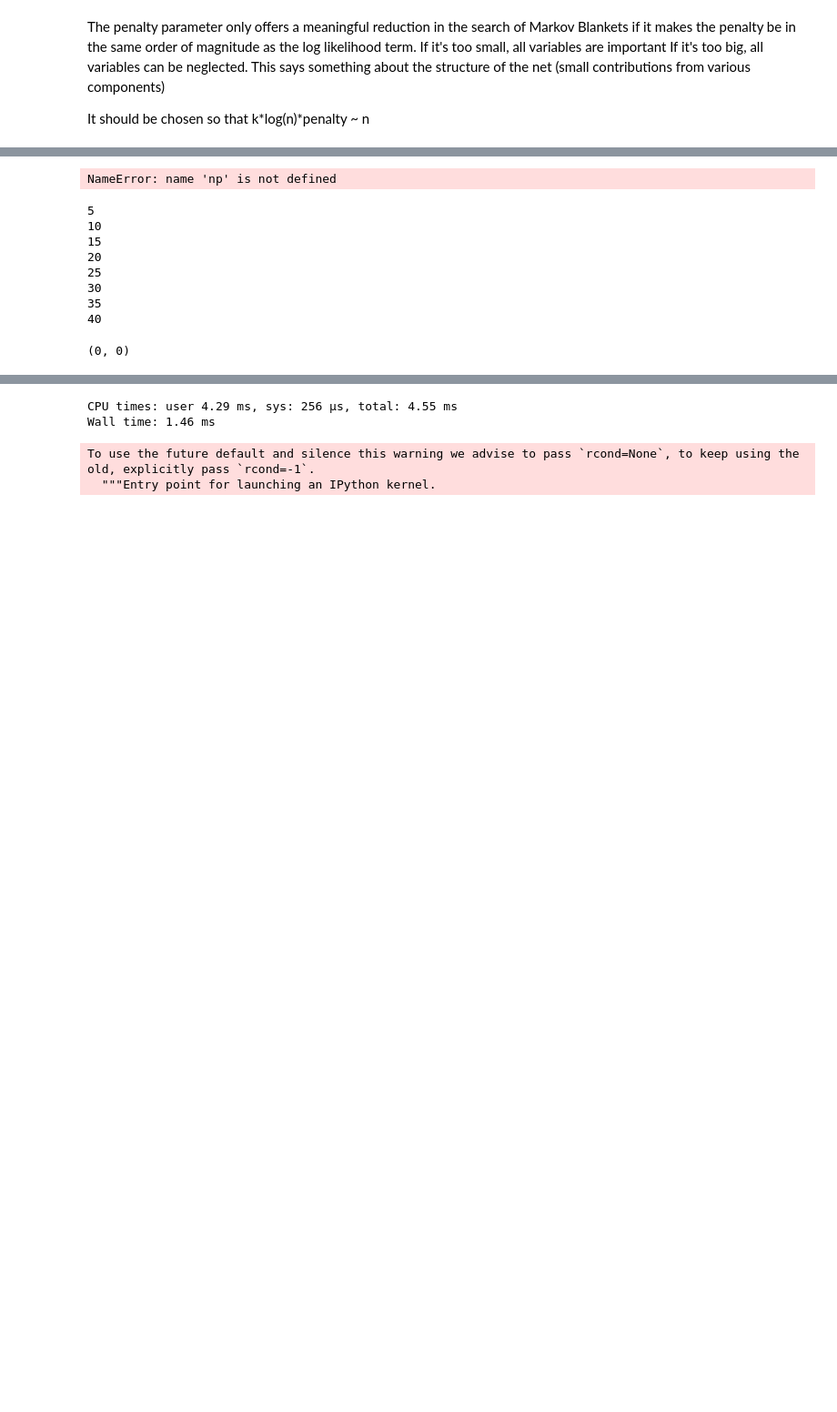
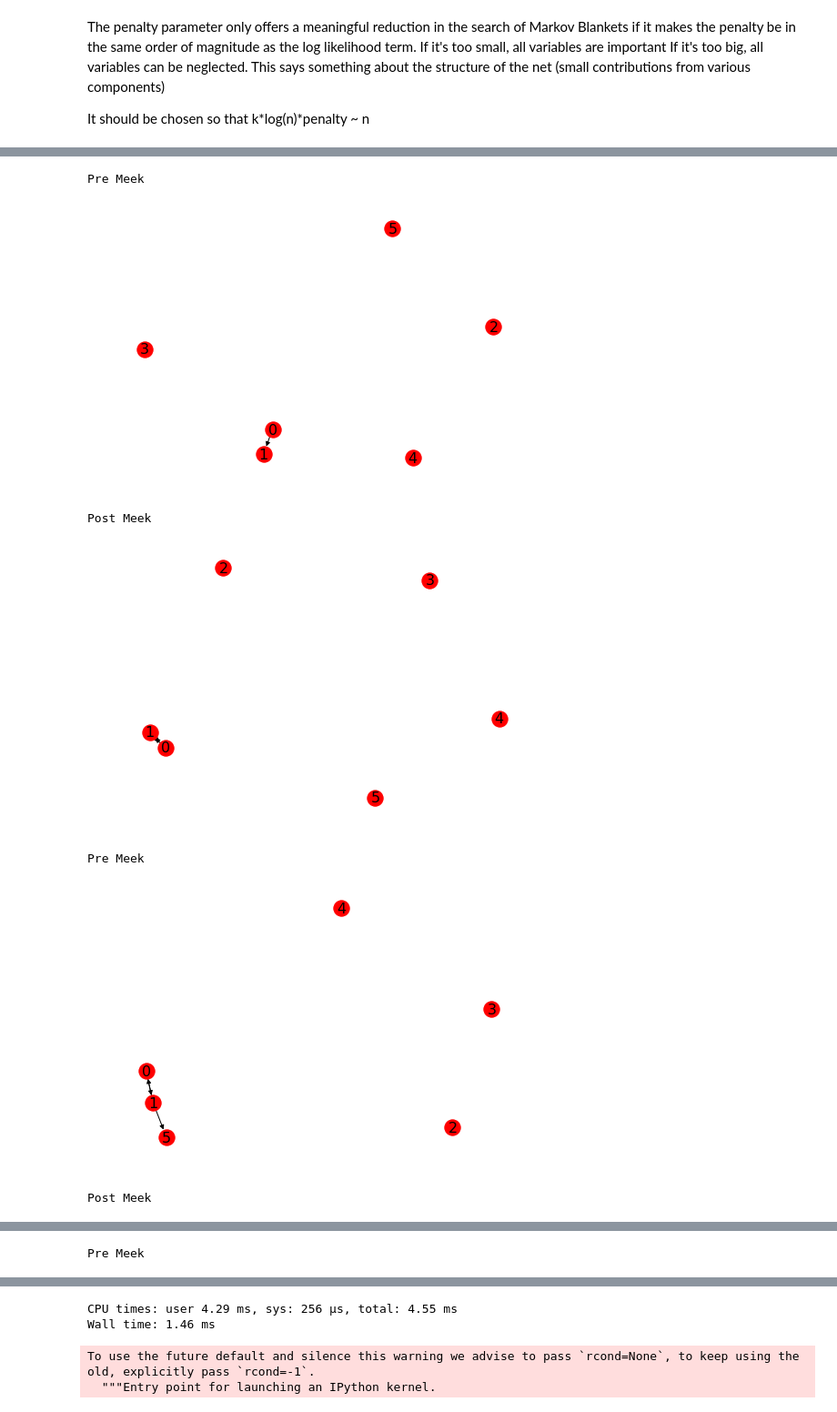
Before and after one commit to Salok/FGES, a Jupyter notebook: FGES-MB.ipynb, the cells around one changed output, grey strips where cells are left out. Shown: that part at 91% size. Saved outputs shown, nothing was run; the diff lists cells and outputs as text; code cells hidden in the pictures; blank space fills up the shorter version.

```diff
--- a/FGES-MB.ipynb
+++ b/FGES-MB.ipynb
@@ -15,6 +17,8 @@ def BIC(X, y, penalty=1.0):
     if len(X.shape) < 2:
         X = X.reshape(-1, 1)
 
+    if X.shape[1] == 0:
+        return 0
     regression = LinearRegression().fit(X, y)
     y_predicted = regression.predict(X)
     residuals = y - y_predicted
@@ -127,2 +300,3 @@ class FGES:
 # %%
-test = FGES(data.iloc[:, :100], penalty=60)
+%%time
+test = FGES(data.iloc[:, :6], penalty=60.0)
@@ -129,30 +306,11 @@ test = FGES(data.iloc[:, :100], penalty=60)
-# %%
-i = 0
-while test.add_edge():
-    continue
-# %%
-np.set_printoptions(linewidth=240)
-test.edges
-# %% [output]
-NameError: name 'np' is not defined
-# %%
-i = 0
-test.init_BICS_deletion()
-while test.delete_edge():
-    i += 1
-    if i % 5 == 0:
-        print(i)
-    continue
-# %% [output]
-5
-10
-15
-20
-25
-30
-35
-40
-# %%
-np.unravel_index(np.argmax(test.BICS), test.BICS.shape)
-# %% [output]
-(0, 0)
+# %%
+%%time
+test.forward_equivalence_search()
+# %% [output]
+Pre Meek
+[figure, added]
+Post Meek
+[figure, added]
+Pre Meek
+[figure, added]
+Post Meek
@@ -158,0 +318 @@ np.unravel_index(np.argmax(test.BICS), test.BICS.shape)
+Pre Meek
```
Also changed, not shown: parts of 14 cells of this notebook, 5 other files.
